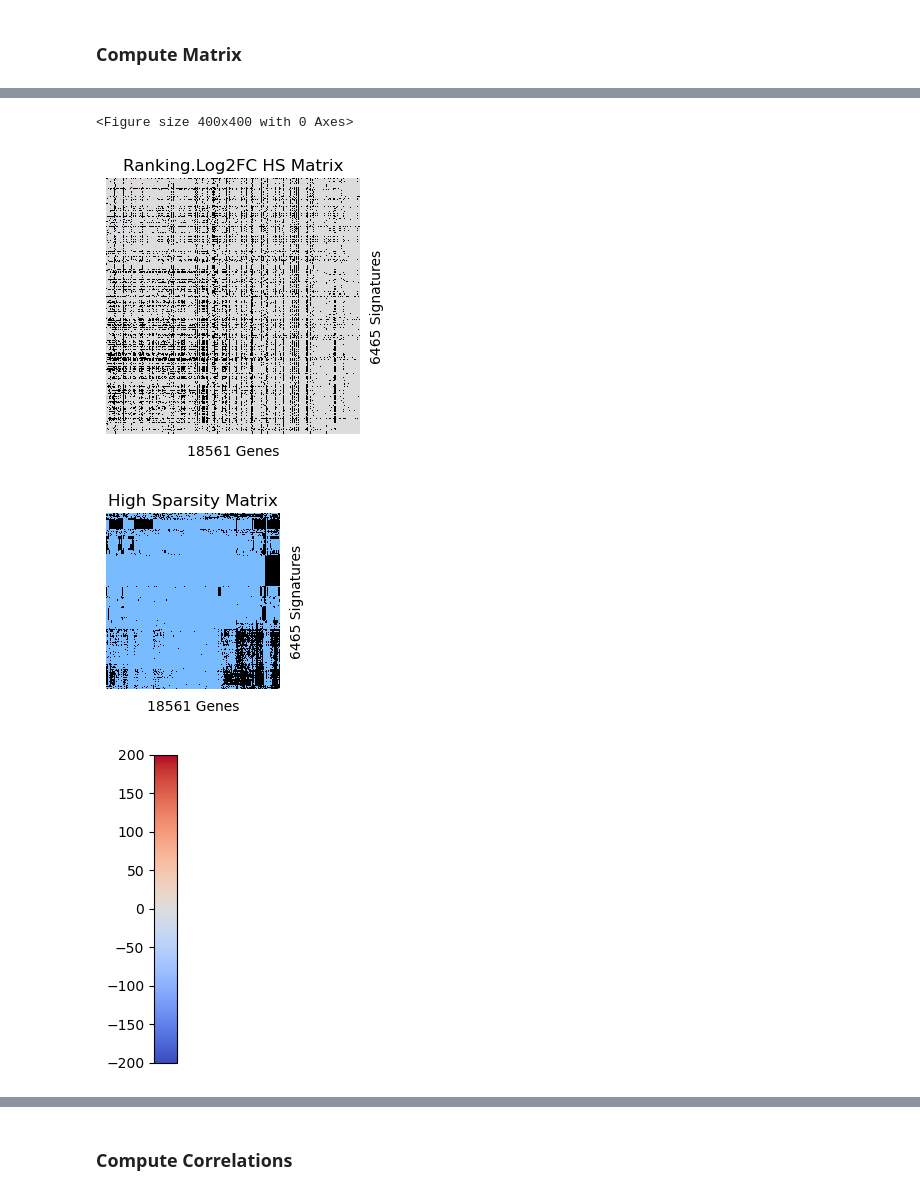
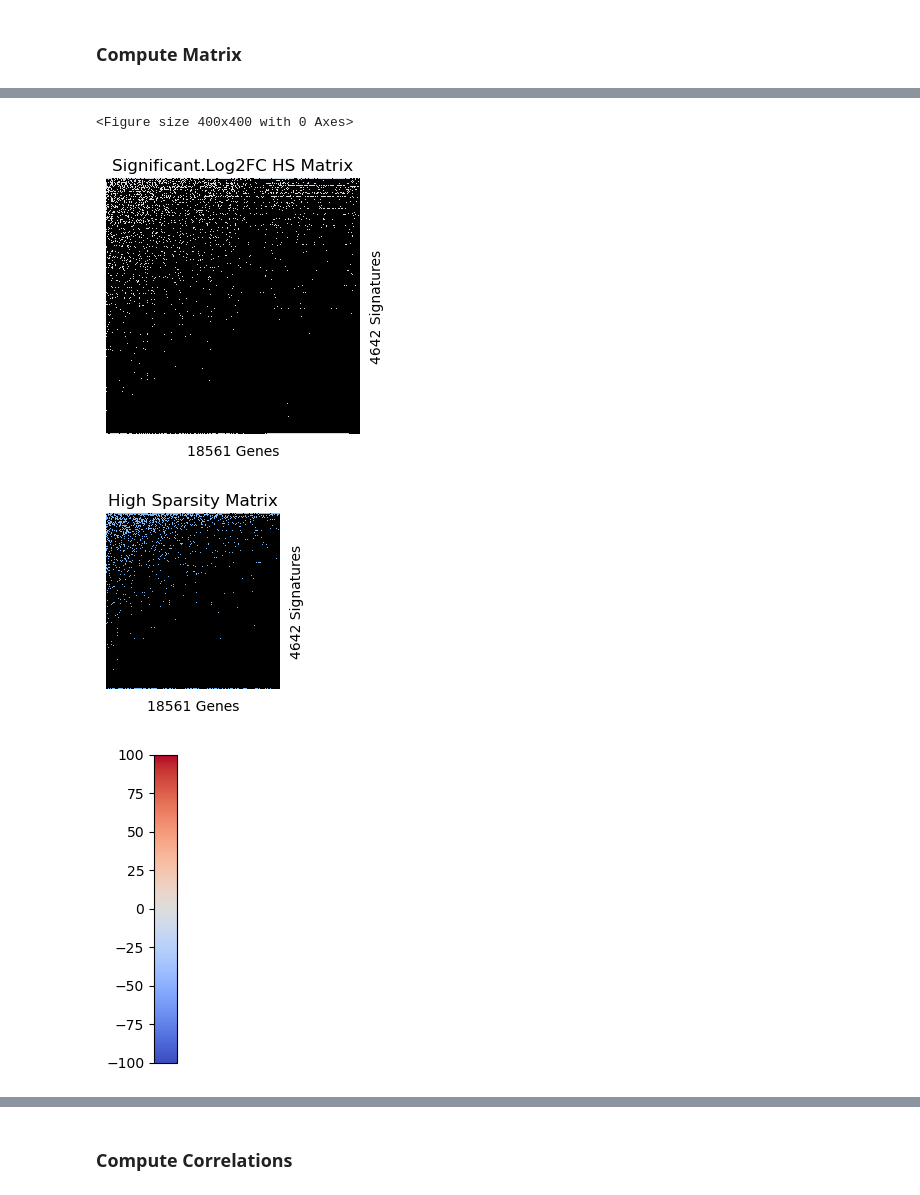
Before and after one commit to 00dylan00/Disease-Signatures, a Jupyter notebook: documentation/DiSignAtlas.Disease_Similarity_Benchmark.ipynb, the cells around one changed output, grey strips where cells are left out. Cells and saved outputs as stored; diff of their text form; code cells hidden in the pictures.

```diff
--- a/documentation/DiSignAtlas.Disease_Similarity_Benchmark.ipynb
+++ b/documentation/DiSignAtlas.Disease_Similarity_Benchmark.ipynb
@@ -180,0 +169,22 @@ signatures = process_map(
+# %%
+import pickle
+
+path_pkl = os.path.join("..", "data", "DiSignAtlas", "signatures.pkl")
+
+human_dsaids_processed = df_data_info_processed_filtered["dsaid"].to_list()
+human_library_processed = df_data_info_processed_filtered["library_strategy"].to_list()
+
+if not os.path.exists(path_pkl):
+
+    signatures = process_map(
+        get_signatures,
+        human_dsaids_processed,
+        max_workers=8,
+        chunksize=10,
+    )
+    pickle.dump(signatures, open(path_pkl, "wb"))
+    logging.info(f"Signatures saved {path_pkl}")
+
+else:
+    logging.info("Loading signatures from file")
+    signatures = pickle.load(open(path_pkl, "rb"))
@@ -909,6 +994,10 @@ elif metric_evaluated == "Ranking.AdjPValue":
 elif metric_evaluated == "Ranking.Log2FC":
     min_val = -200
     max_val = 200
+    cluster = False
+elif metric_evaluated == "Significant.Log2FC":
+    min_val = -100
+    max_val = 100
     cluster = False
 
 
@@ -960,7 +1049,7 @@ plt.savefig(
 )
 # %% [output]
 <Figure size 400x400 with 0 Axes>
-[figure, old version]
+[figure, new version]
 # %%
 from matplotlib.colors import ListedColormap
 
@@ -993,35 +1082,35 @@ cg = sns.clustermap(
     vmin=0,  # Minimum value for color mapping
     vmax=1,  # Maximum value for color mapping
 )
 
 
 # Suppress dendrograms
 cg.ax_row_dendrogram.set_visible(False)  # suppress row dendrogram
 cg.ax_col_dendrogram.set_visible(False)  # suppress column dendrogram
 
 # Remove x and y labels
 cg.ax_heatmap.set_xticklabels([])
 cg.ax_heatmap.set_yticklabels([])
 
 # Set axis labels
 cg.ax_heatmap.set_xlabel(f"{len(most_common_gene_ids)} Genes")  # Set x-axis label
 cg.ax_heatmap.set_ylabel(f"{len(dsaids_matrix)} Signatures")  # Set y-axis label
 
 cg.ax_heatmap.tick_params(axis="both", which="both", length=0)  # Remove tick lines
 plt.title("%s Matrix" % {"LS": "Low Sparsity", "HS": "High Sparsity"}[sparsity])
 plt.savefig(
     os.path.join(
         "..",
         "results",
         "figures",
         "DiSignAtlas",
-        f"cluster_map.nans.{sparsity}.png",
+        f"cluster_map.nans.{sparsity}.{metric_evaluated}.png",
     ),
     dpi=300,
     bbox_inches="tight",
 )
 # %% [output]
-[figure, old version]
+[figure, new version]
 # %%
 import matplotlib.pyplot as plt
 import matplotlib as mpl
@@ -1044,6 +1133,9 @@ elif metric_evaluated == "Ranking.AdjPValue":
 elif metric_evaluated == "Ranking.Log2FC":
     min_val = -200
     max_val = 200
+elif metric_evaluated == "Significant.Log2FC":
+    min_val = -100
+    max_val = 100
 
 # Set the color palette
 cmap = sns.color_palette("coolwarm", as_cmap=True)
@@ -1088,7 +1180,7 @@ plt.savefig(
     bbox_inches="tight",
 )
 # %% [output]
-[figure, old version]
+[figure, new version]
 # %%
 # plot value distribution
 
```
Also changed, not shown: parts of 100 cells of this notebook.
